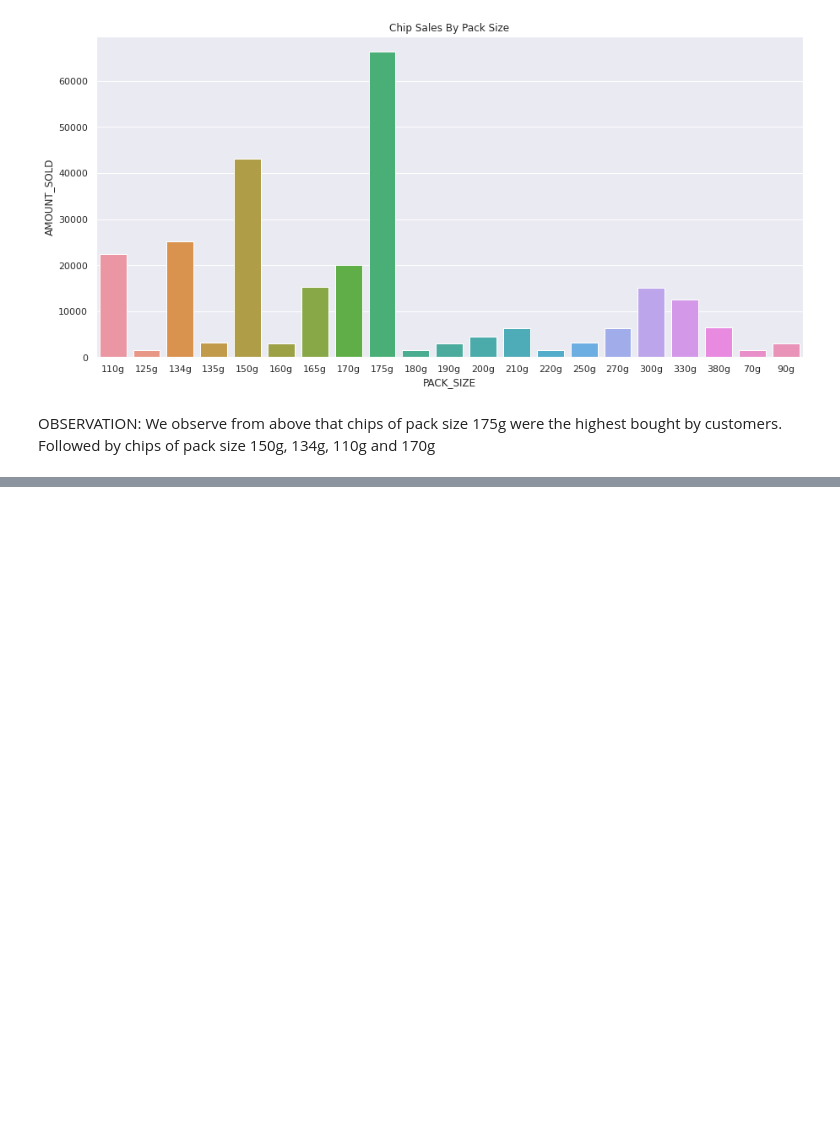
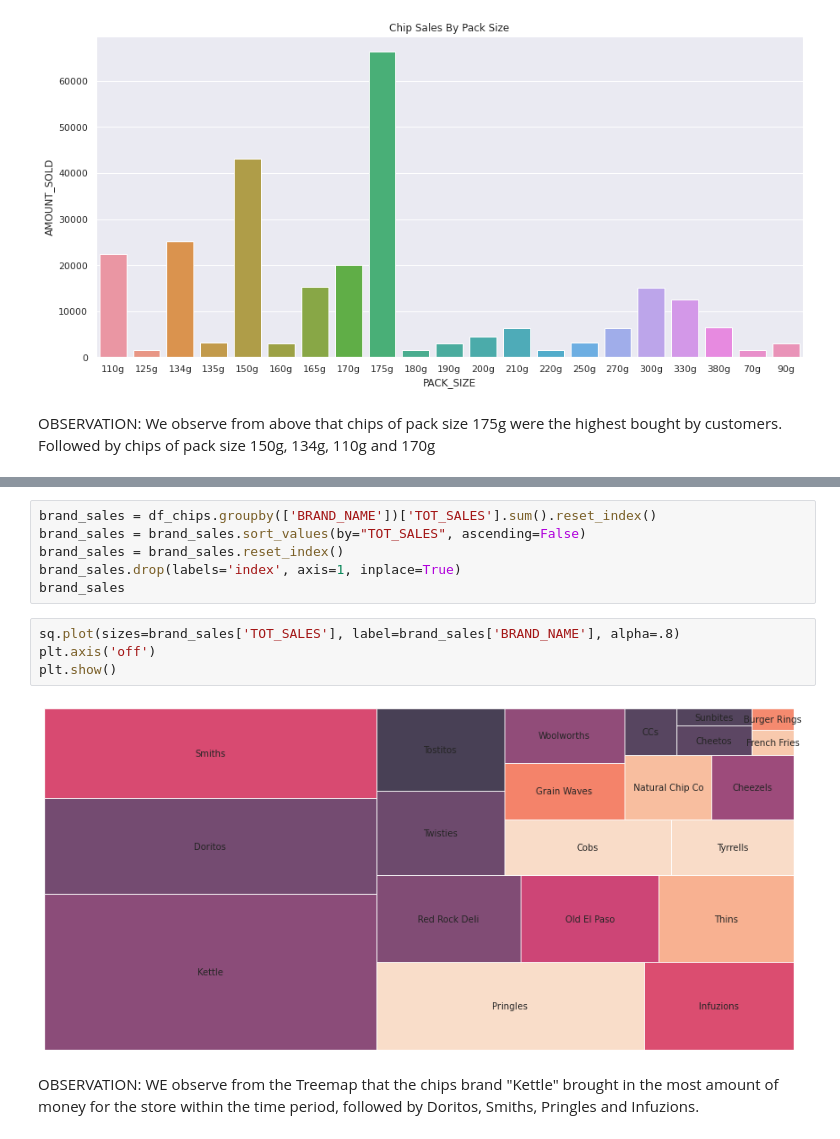
Before and after one commit to wa-le/Quantium-Forage-Virtual-Internship, a Jupyter notebook: my_quantium_vi.ipynb, the cells around one changed output, grey strips where cells are left out. Saved outputs shown, nothing was run; the diff lists cells and outputs as text; blank space fills up the shorter version.

```diff
--- a/my_quantium_vi.ipynb
+++ b/my_quantium_vi.ipynb
@@ -586,0 +584,15 @@ q = df_chips.copy()
+# %%
+brand_sales = df_chips.groupby(['BRAND_NAME'])['TOT_SALES'].sum().reset_index()
+brand_sales = brand_sales.sort_values(by="TOT_SALES", ascending=False)
+brand_sales = brand_sales.reset_index()
+brand_sales.drop(labels='index', axis=1, inplace=True)
+brand_sales
+# %%
+sq.plot(sizes=brand_sales['TOT_SALES'], label=brand_sales['BRAND_NAME'], alpha=.8)
+plt.axis('off')
+plt.show()
+# %% [output]
+[figure, added]
+# %% [markdown]
+OBSERVATION:
+WE observe from the Treemap that the chips brand "Kettle" brought in the most amount of money for the store within the time period, followed by Doritos, Smiths, Pringles and Infuzions.
```
Also changed, not shown: parts of 6 cells of this notebook.
